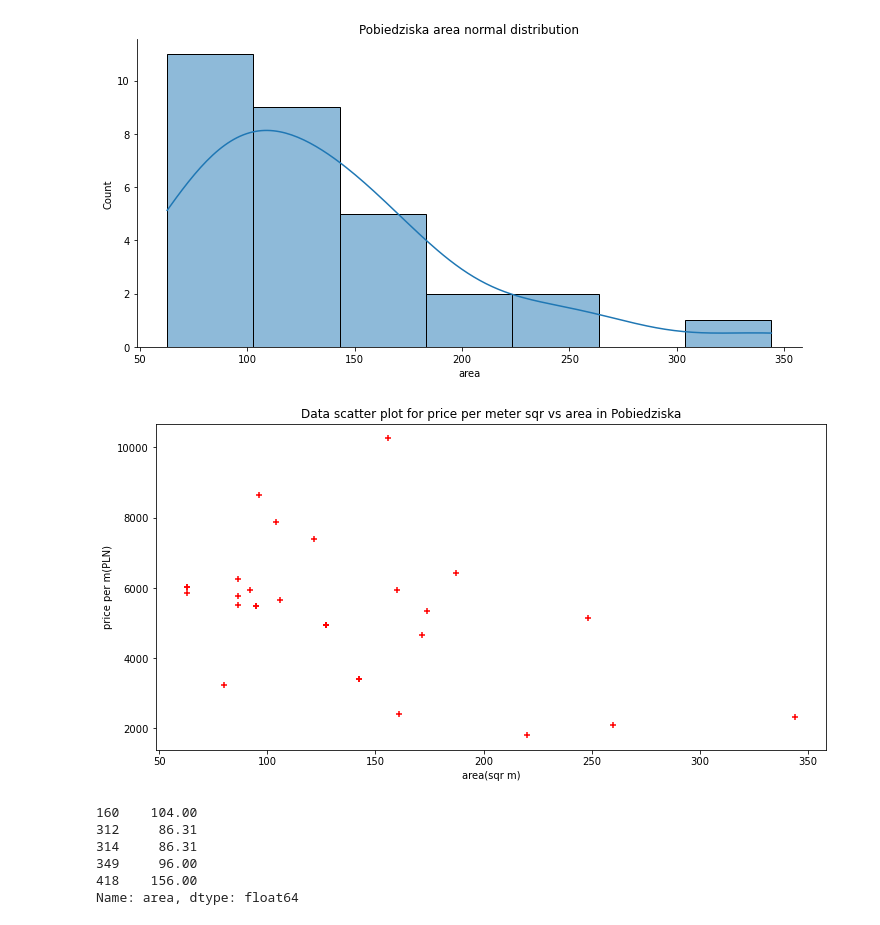
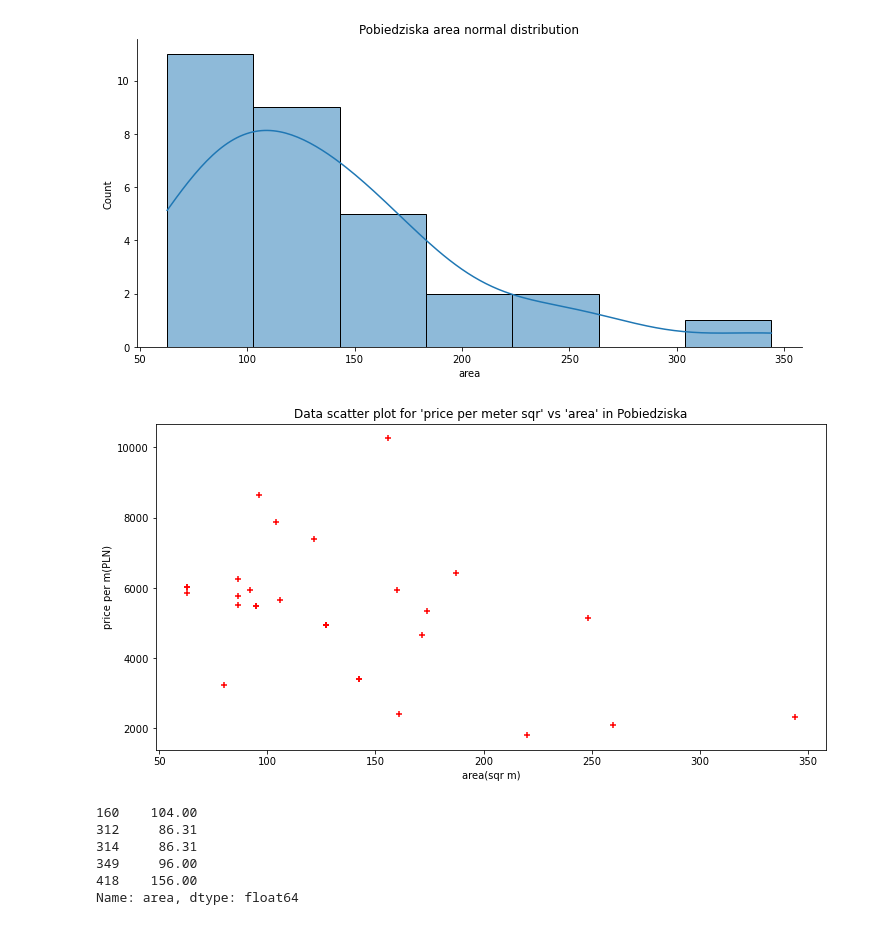
Before and after one commit to MariuszTP/house-prices-analysis, a Jupyter notebook: otodom_analysis scikitlearn master.ipynb, the cells around one changed output. Cells and saved outputs as stored; diff of their text form; code cells hidden in the pictures.

```diff
--- a/otodom_analysis scikitlearn master.ipynb
+++ b/otodom_analysis scikitlearn master.ipynb
@@ -452,14 +452,14 @@ Text(0.5, 1.0, 'Pobiedziska area normal distribution')
 # %%
 #"price per m" vs "area" for Pobiedziska
 %matplotlib inline
 plt.figure(figsize=(12, 6))
 plt.xlabel('area(sqr m)')
 plt.ylabel('price per m(PLN)')
-plt.title("Data scatter plot for price per meter sqr vs area in Pobiedziska")
+plt.title("Data scatter plot for 'price per meter sqr' vs 'area' in Pobiedziska")
 plt.scatter(df_pob.area, df_pob['price per m'], color='red', marker="+")
 plt.ticklabel_format(style='plain', useOffset=False, axis='x')
 # %% [output]
-[figure, old version]
+[figure, new version]
 # %%
 x_pob_ppm = pd.DataFrame(df_pob['area']).values
 y_pob_ppm = pd.DataFrame(df_pob['price per m']).values
```
Also changed, not shown: parts of 1 cell of this notebook, 4 other files.
